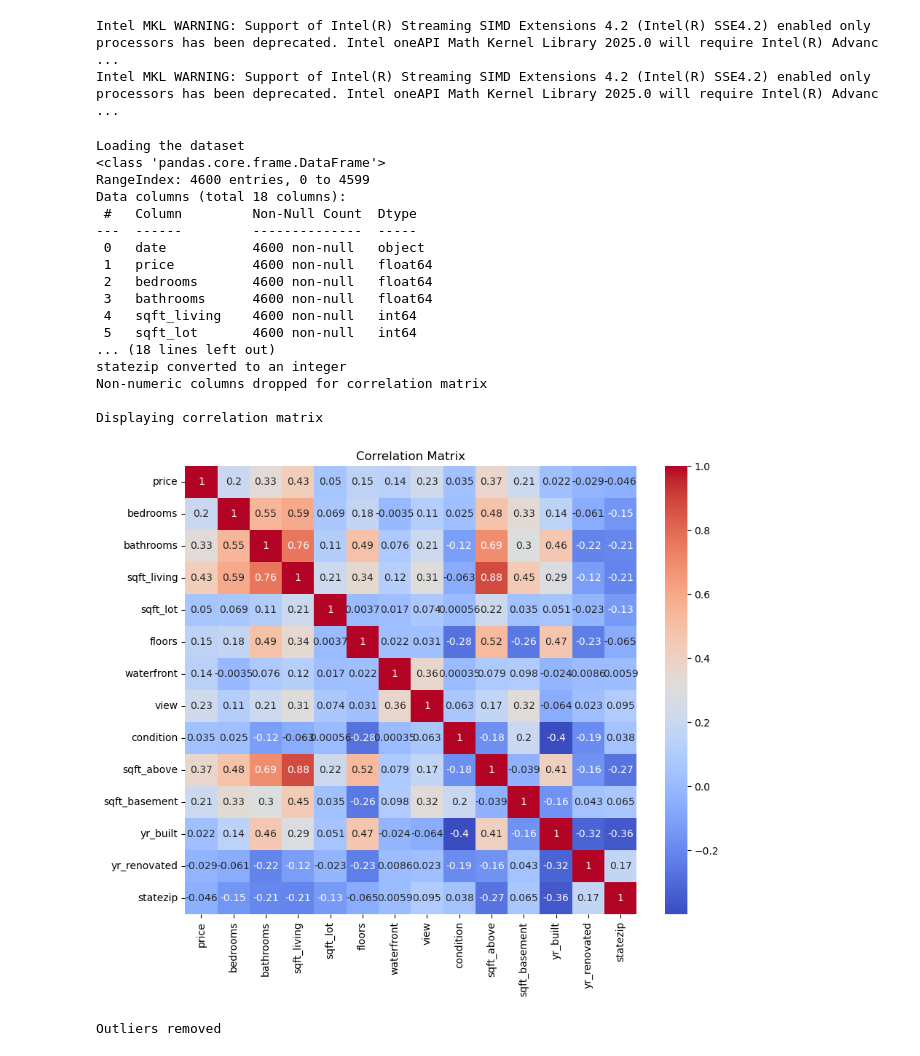
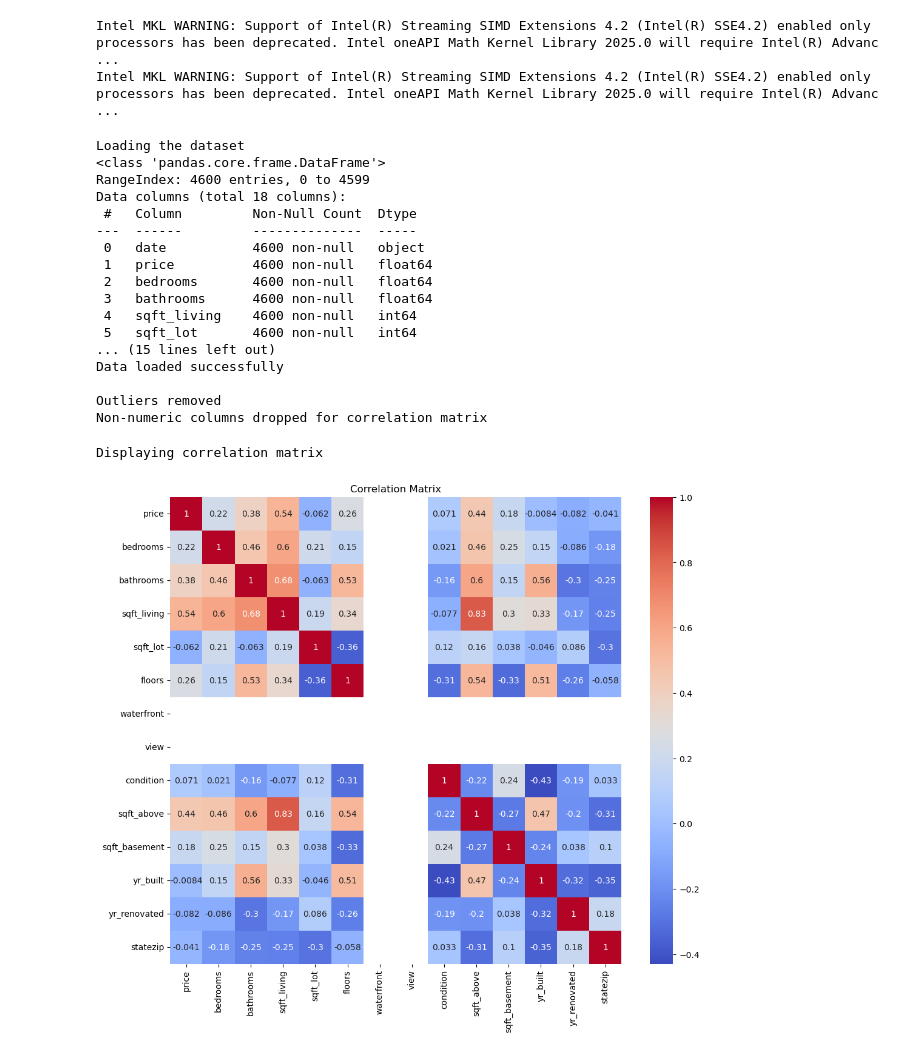
Before and after one commit to TheGhostCoder0/ECS170Group17FinalProject, a Jupyter notebook: Models/DecisionTreeModel.ipynb, the cells around one changed output. Cells and saved outputs as stored; diff of their text form; code cells hidden in the pictures.

```diff
--- a/Models/DecisionTreeModel.ipynb
+++ b/Models/DecisionTreeModel.ipynb
@@ -23,33 +23,34 @@ df = pd.read_csv(data_path)
 print(df.info())
 print("Data loaded successfully\n")
 
-# Handle missing values
-df.dropna(inplace=True)
-print("Missing values handled")
+# Convert statezip to an integer for better processing
+df['statezip'] = df['statezip'].apply(lambda x: int(x.split(' ')[1]) if pd.notnull(x) else np.nan)
 
-# Convert statezip to an integer
-df["statezip"] = df["statezip"].apply(lambda x: int(x.split(" ")[1]))
-print("statezip converted to an integer")
+# Handle missing values: Fill missing values with the median of each numeric column
+numeric_cols = df.select_dtypes(include=[np.number]).columns
+df[numeric_cols] = df[numeric_cols].apply(lambda x: x.fillna(x.median()))
+
+# Convert date columns to datetime if necessary
+if 'date' in df.columns:
+    df['date'] = pd.to_datetime(df['date'])
+
+# Feature Engineering: Add new features or transformations
+df['age'] = 2014 - df['yr_built']  # Assuming the dataset is up to date to 2014
+
+# Include all features for the model
+features = df.drop(['price'], axis=1).columns
+
+# Handle outliers based on IQR for each numeric feature
+for feature in numeric_cols:
+    Q1 = df[feature].quantile(0.25)
+    Q3 = df[feature].quantile(0.75)
+    IQR = Q3 - Q1
+    df = df[~((df[feature] < (Q1 - 1.5 * IQR)) | (df[feature] > (Q3 + 1.5 * IQR)))]
+print("Outliers removed")
 
 # Drop non-numeric columns for correlation matrix
 df_numeric = df.select_dtypes(include=[np.number])
 print("Non-numeric columns dropped for correlation matrix")
-
-# Display the correlation matrix
-print("\nDisplaying correlation matrix")
-plt.figure(figsize=(10, 8))
-sns.heatmap(df.corr(), annot=True, cmap='coolwarm')
-plt.title('Correlation Matrix')
-plt.show()
-
-# Remove outliers based on the IQR method
-Q1 = df_numeric.quantile(0.25)
-Q3 = df_numeric.quantile(0.75)
-IQR = Q3 - Q1
-df_numeric = df_numeric[
-    ~((df_numeric < (Q1 - 1.5 * IQR)) | (df_numeric > (Q3 + 1.5 * IQR))).any(axis=1)
-]
-print("Outliers removed")
 # %% [output]
 Loading the dataset
 <class 'pandas.core.frame.DataFrame'>
@@ -63,13 +64,22 @@ Data columns (total 18 columns):
  3   bathrooms      4600 non-null   float64
  4   sqft_living    4600 non-null   int64
  5   sqft_lot       4600 non-null   int64
-... (18 lines left out)
-statezip converted to an integer
+... (15 lines left out)
+Data loaded successfully
+
+Outliers removed
 Non-numeric columns dropped for correlation matrix
-
-Displaying correlation matrix
-[figure, removed]
-Outliers removed
+# %%
+# Display the correlation matrix
+print("\nDisplaying correlation matrix")
+plt.figure(figsize=(12, 10))
+numeric_df = df[numeric_cols]
+sns.heatmap(numeric_df.corr(), annot=True, cmap='coolwarm')
+plt.title('Correlation Matrix')
+plt.show()
+# %% [output]
+Displaying correlation matrix
+[figure, added]
 # %%
 # Re-integrate non-numeric columns after outlier removal
 df = df.loc[df_numeric.index]
```
Also changed, not shown: parts of 5 cells of this notebook.
